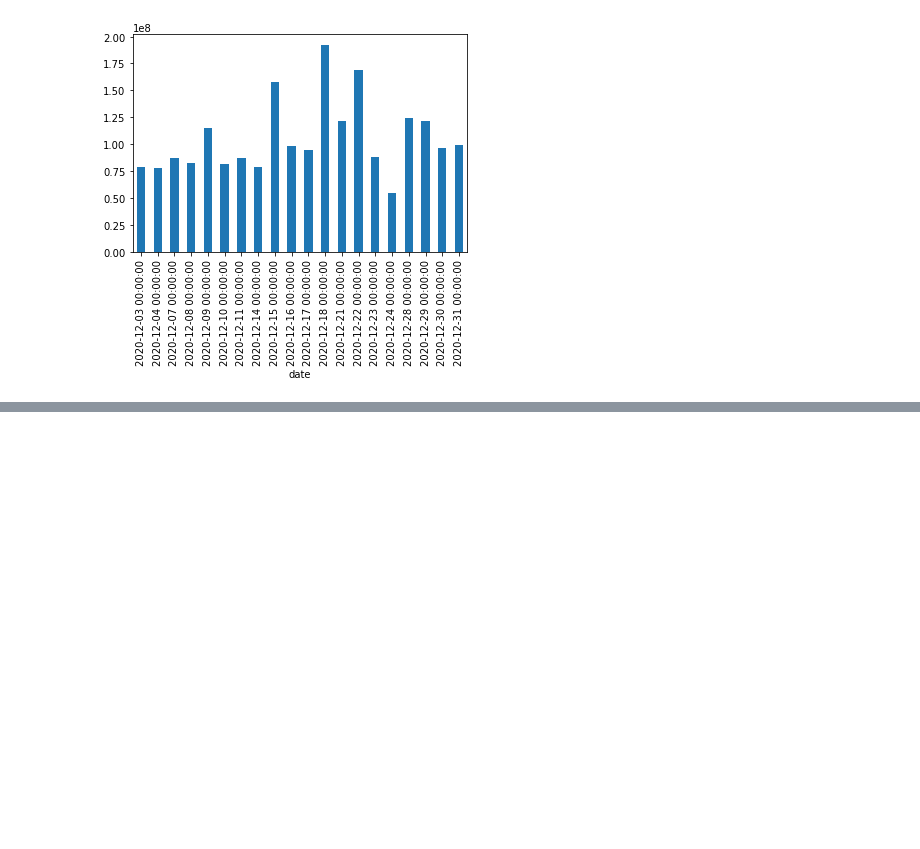
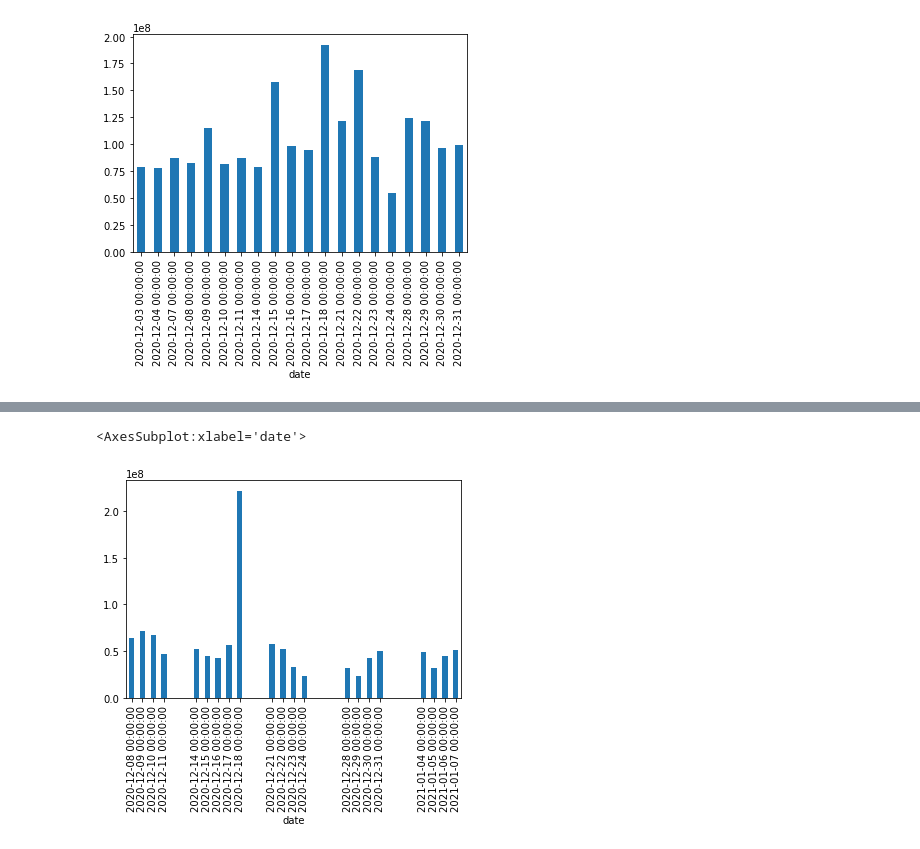
Before and after one commit to lukewbecker/fbphrophet-remote, a Jupyter notebook: fbprophet_testing.ipynb, the cells around one changed output, grey strips where cells are left out. Drawn from its saved outputs; the diff is of its cells as text; code cells hidden in the pictures; blank space fills up the shorter version.

```diff
--- a/fbprophet_testing.ipynb
+++ b/fbprophet_testing.ipynb
@@ -336,0 +349,5 @@ m.add_seasonality('self_define_cycle',period=8,fourier_order=8,mode='additive')
+# %%
+close_prices.volume.plot(kind = 'bar')
+# %% [output]
+<AxesSubplot:xlabel='date'>
+[figure, added]
```
Also changed, not shown: parts of 3 cells of this notebook.
